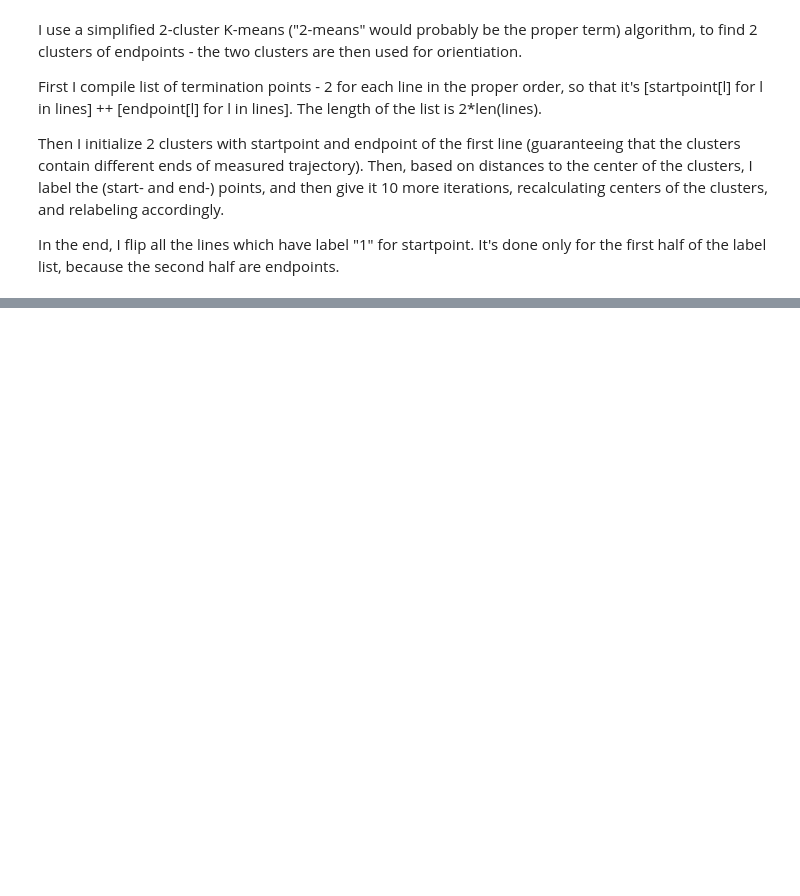
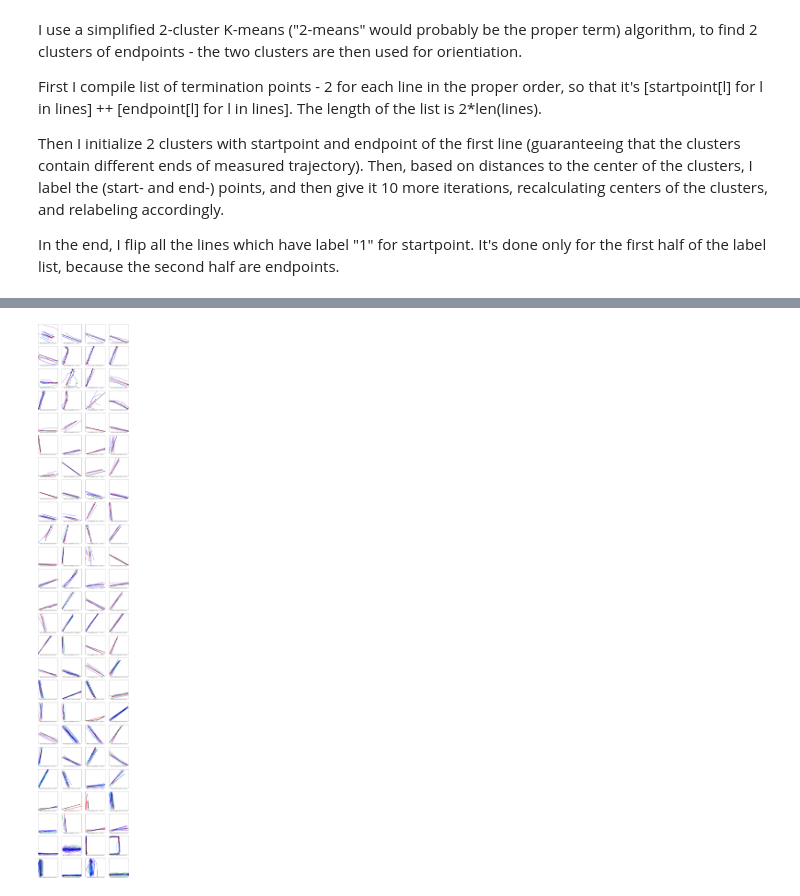
Before and after one commit to t0mk/seg, a Jupyter notebook: segpub.ipynb, the cells around one changed output, grey strips where cells are left out. Saved outputs shown, nothing was run; the diff lists cells and outputs as text; code cells hidden in the pictures; blank space fills up the shorter version.

```diff
--- a/segpub.ipynb
+++ b/segpub.ipynb
@@ -200,0 +257,4 @@ There is not enough of the training data to design a good averaging solution. Al
+# %%
+Image("all.png")
+# %% [output]
+[figure, added]
```
Also changed, not shown: parts of 10 cells of this notebook, 34 other files.
